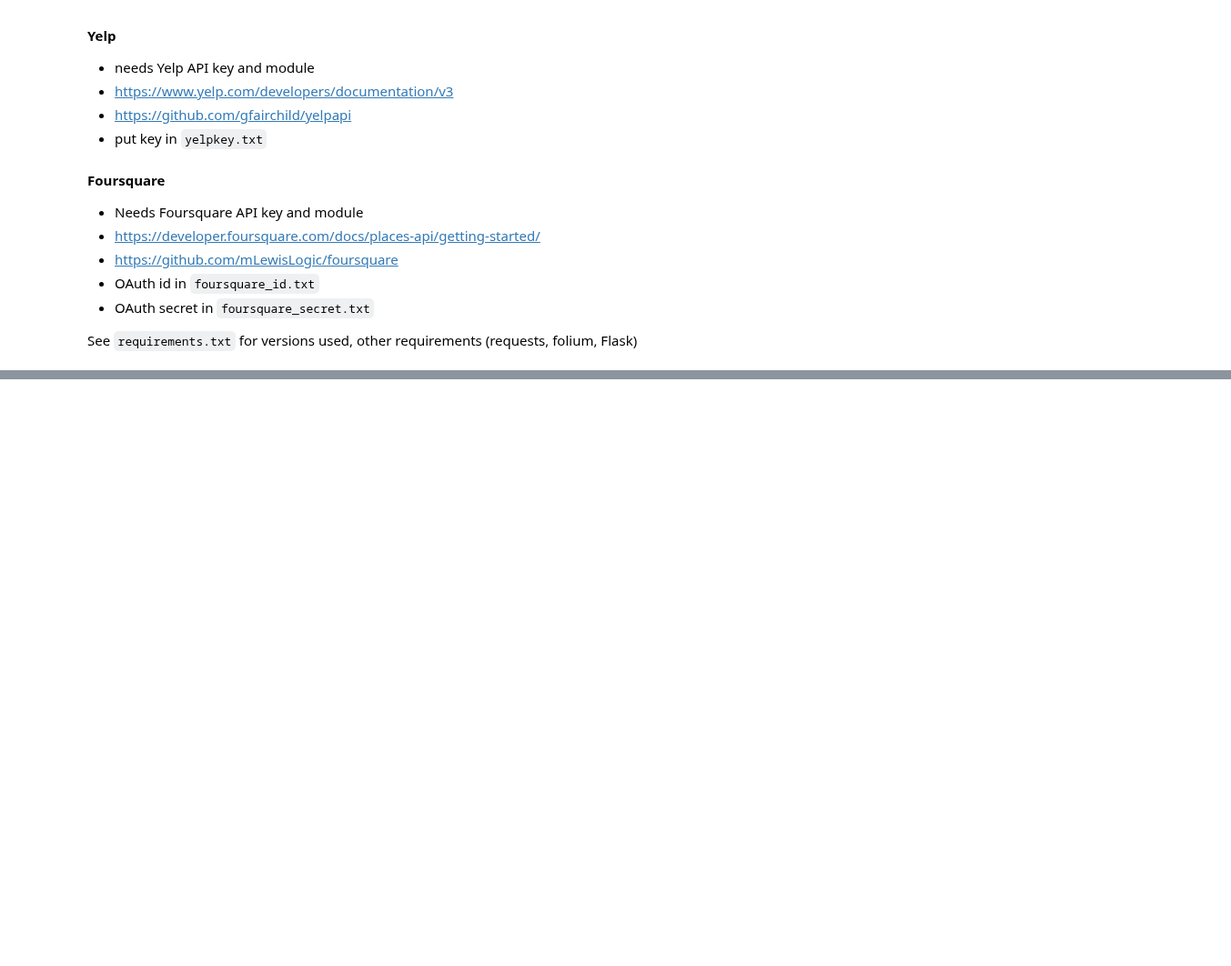
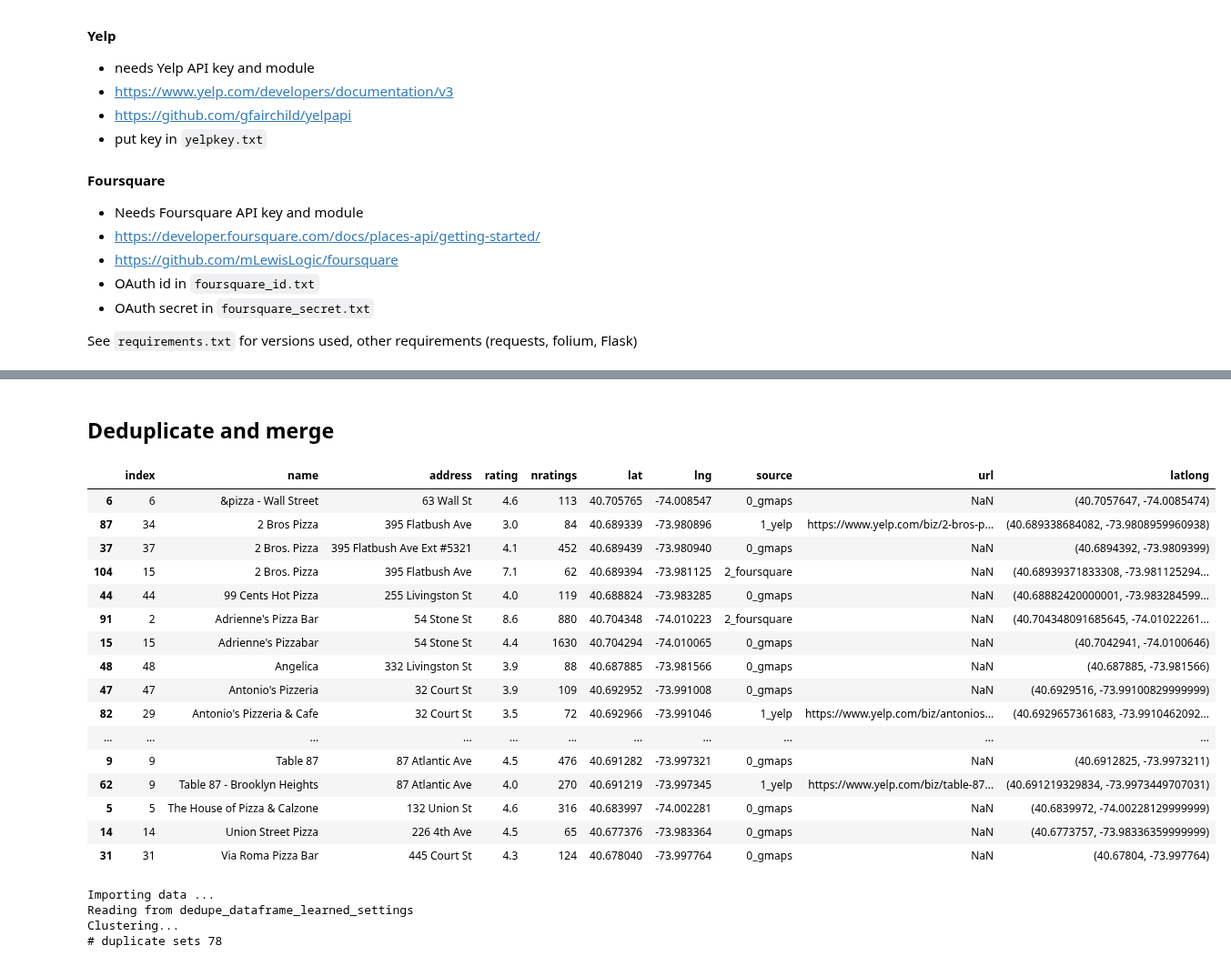
Before and after one commit to druce/Pizza, a Jupyter notebook: pizza.ipynb, the cells around one changed output, grey strips where cells are left out. Shown at 91% size. Saved outputs shown, nothing was run; the diff lists cells and outputs as text; code cells hidden in the pictures; blank space fills up the shorter version.

```diff
--- a/pizza.ipynb
+++ b/pizza.ipynb
@@ -103,0 +130,6 @@ ltype='establishment'
+# %%
+# global options for all
+MIN_USER_RATINGS = 40
+MIN_RATING = 3
+NRESULTS = 50
+RADIUS = 3000
@@ -484,0 +262,13 @@ Successfully installed BTrees-4.7.2 Levenshtein-search-1.4.5 affinegap-1.11 cate
+# %%
+lat, lng = location_coords
+response = yelp_api.search_query(categories=keyword, latitude=lat, longitude=lng,
+                                 radius=RADIUS, sort_by=rankby, limit=NRESULTS)
+
+yelp_df = pd.json_normalize(response['businesses'])
+yelp_df = yelp_df.loc[(yelp_df['review_count'] >= MIN_USER_RATINGS) & (yelp_df['rating'] >= MIN_RATING)] \
+    .sort_values(['rating', 'review_count'], ascending=False) \
+    .reset_index(drop=True)
+display_columns = ['name', 'location.address1', 'rating', 'review_count', 'coordinates.latitude', 'coordinates.longitude', 'url']
+yelp_df = yelp_df[display_columns]
+yelp_df.columns = ['name', 'address', 'rating', 'nratings', 'lat', 'lng', 'url']
+yelp_df
@@ -484,0 +341,9 @@ Successfully installed BTrees-4.7.2 Levenshtein-search-1.4.5 affinegap-1.11 cate
+# %%
+client = foursquare.Foursquare(client_id=foursquare_id,
+                               client_secret=foursquare_secret,
+                               redirect_uri='http://streeteye.com/oauth/authorize')
+# %%
+response = client.venues.search(params={'query': keyword, 'll': "%.7f,%.7f" % location_coords,
+                                        'radius': RADIUS, 'limit': NRESULTS})
+foursquare_df = pd.json_normalize(response['venues'])
+foursquare_df
@@ -484,0 +487,44 @@ Successfully installed BTrees-4.7.2 Levenshtein-search-1.4.5 affinegap-1.11 cate
+# %% [markdown]
+## Deduplicate and merge
+# %%
+pd.set_option('display.max_rows', None)
+
+gmaps_df_copy = gmaps_df.copy()
+gmaps_df_copy['source'] = '0_gmaps'
+
+yelp_df_copy = yelp_df.copy()
+yelp_df_copy['source'] = '1_yelp'
+
+foursquare_df_copy = foursquare_df.copy()
+foursquare_df_copy['source'] = '2_foursquare'
+
+venues_df = pd.concat([gmaps_df_copy, yelp_df_copy, foursquare_df_copy]).reset_index()
+venues_df['latlong'] = venues_df[['lat','lng']].apply(tuple, axis=1)
+
+venues_df.sort_values('name')
+# %% [output]
+|  | index | name | address | rating | nratings | lat | lng | source | url | latlong |
+| 6 | 6 | &pizza - Wall Street | 63 Wall St | 4.6 | 113 | 40.705765 | -74.008547 | 0_gmaps | NaN | (40.7057647, -74.0085474) |
+| 87 | 34 | 2 Bros Pizza | 395 Flatbush Ave | 3.0 | 84 | 40.689339 | -73.980896 | 1_yelp | https://www.yelp.com/biz/2-bros-p... | (40.689338684082, -73.9808959960938) |
+| 37 | 37 | 2 Bros. Pizza | 395 Flatbush Ave Ext #5321 | 4.1 | 452 | 40.689439 | -73.980940 | 0_gmaps | NaN | (40.6894392, -73.9809399) |
+| 104 | 15 | 2 Bros. Pizza | 395 Flatbush Ave | 7.1 | 62 | 40.689394 | -73.981125 | 2_foursquare | NaN | (40.68939371833308, -73.981125294... |
+| 44 | 44 | 99 Cents Hot Pizza | 255 Livingston St | 4.0 | 119 | 40.688824 | -73.983285 | 0_gmaps | NaN | (40.68882420000001, -73.983284599... |
+| 91 | 2 | Adrienne's Pizza Bar | 54 Stone St | 8.6 | 880 | 40.704348 | -74.010223 | 2_foursquare | NaN | (40.704348091685645, -74.01022261... |
+| 15 | 15 | Adrienne's Pizzabar | 54 Stone St | 4.4 | 1630 | 40.704294 | -74.010065 | 0_gmaps | NaN | (40.7042941, -74.0100646) |
+| 48 | 48 | Angelica | 332 Livingston St | 3.9 | 88 | 40.687885 | -73.981566 | 0_gmaps | NaN | (40.687885, -73.981566) |
+| 47 | 47 | Antonio's Pizzeria | 32 Court St | 3.9 | 109 | 40.692952 | -73.991008 | 0_gmaps | NaN | (40.6929516, -73.99100829999999) |
+| 82 | 29 | Antonio's Pizzeria & Cafe | 32 Court St | 3.5 | 72 | 40.692966 | -73.991046 | 1_yelp | https://www.yelp.com/biz/antonios... | (40.6929657361683, -73.9910462092... |
+| ... | ... | ... | ... | ... | ... | ... | ... | ... | ... | ... |
+| 9 | 9 | Table 87 | 87 Atlantic Ave | 4.5 | 476 | 40.691282 | -73.997321 | 0_gmaps | NaN | (40.6912825, -73.9973211) |
+| 62 | 9 | Table 87 - Brooklyn Heights | 87 Atlantic Ave | 4.0 | 270 | 40.691219 | -73.997345 | 1_yelp | https://www.yelp.com/biz/table-87... | (40.691219329834, -73.9973449707031) |
+| 5 | 5 | The House of Pizza & Calzone | 132 Union St | 4.6 | 316 | 40.683997 | -74.002281 | 0_gmaps | NaN | (40.6839972, -74.00228129999999) |
+| 14 | 14 | Union Street Pizza | 226 4th Ave | 4.5 | 65 | 40.677376 | -73.983364 | 0_gmaps | NaN | (40.6773757, -73.98336359999999) |
+| 31 | 31 | Via Roma Pizza Bar | 445 Court St | 4.3 | 124 | 40.678040 | -73.997764 | 0_gmaps | NaN | (40.67804, -73.997764) |
+# %%
+# run dedupe algorithm using name, address as default texts, latlong as latlong
+venues_df2 = pandas_dedupe.dedupe_dataframe(venues_df, ['name', 'address', ('latlong', 'LatLong')])
+# %% [output]
+Importing data ...
+Reading from dedupe_dataframe_learned_settings
+Clustering...
+# duplicate sets 78
```
Also changed, not shown: parts of 43 cells of this notebook, 3 other files.
